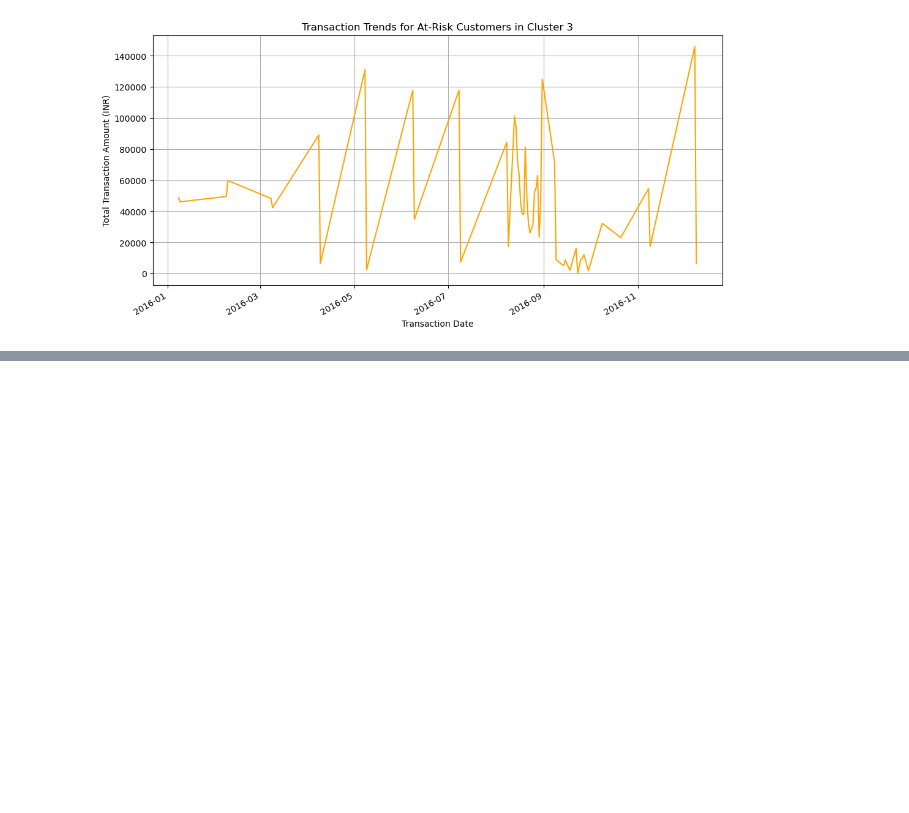
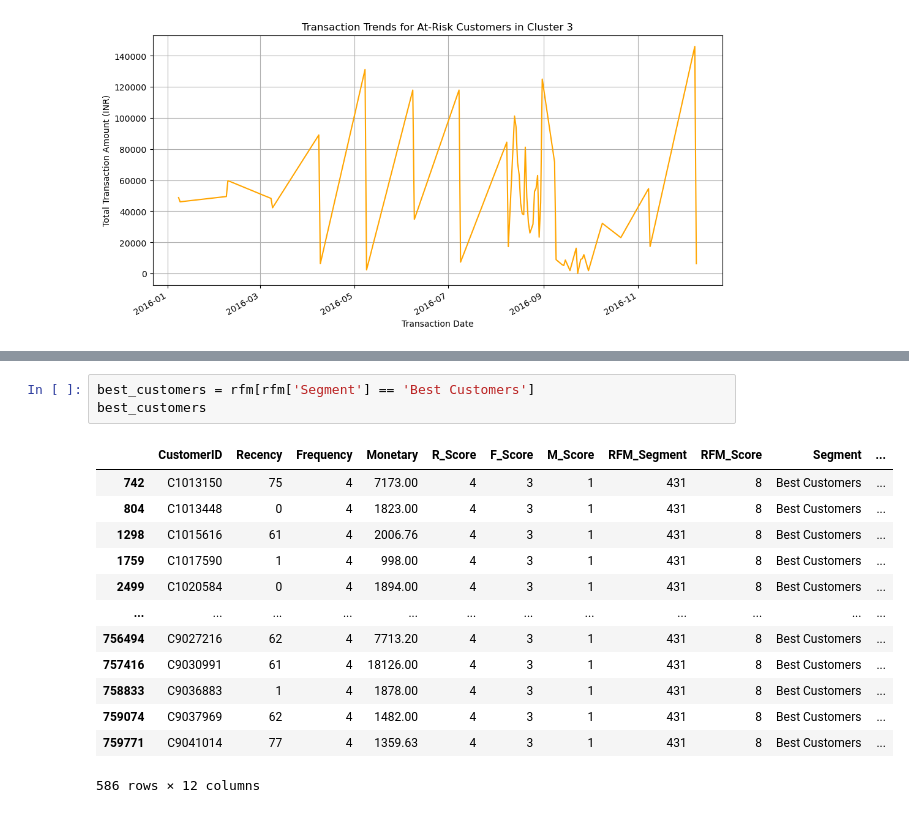
Before and after one commit to usman666/Optimising-Retail-Banking-Strategies, a Jupyter notebook: Analyis.ipynb, the cells around one changed output, grey strips where cells are left out. Drawn from its saved outputs; the diff is of its cells as text; blank space fills up the shorter version.

```diff
--- a/Analyis.ipynb
+++ b/Analyis.ipynb
@@ -748,0 +772,17 @@ plt.show()
+# %%
+best_customers = rfm[rfm['Segment'] == 'Best Customers']
+best_customers
+# %% [output]
+|  | CustomerID | Recency | Frequency | Monetary | R_Score | F_Score | M_Score | RFM_Segment | RFM_Score | Segment | ... |
+| 742 | C1013150 | 75 | 4 | 7173.00 | 4 | 3 | 1 | 431 | 8 | Best Customers | ... |
+| 804 | C1013448 | 0 | 4 | 1823.00 | 4 | 3 | 1 | 431 | 8 | Best Customers | ... |
+| 1298 | C1015616 | 61 | 4 | 2006.76 | 4 | 3 | 1 | 431 | 8 | Best Customers | ... |
+| 1759 | C1017590 | 1 | 4 | 998.00 | 4 | 3 | 1 | 431 | 8 | Best Customers | ... |
+| 2499 | C1020584 | 0 | 4 | 1894.00 | 4 | 3 | 1 | 431 | 8 | Best Customers | ... |
+| ... | ... | ... | ... | ... | ... | ... | ... | ... | ... | ... | ... |
+| 756494 | C9027216 | 62 | 4 | 7713.20 | 4 | 3 | 1 | 431 | 8 | Best Customers | ... |
+| 757416 | C9030991 | 61 | 4 | 18126.00 | 4 | 3 | 1 | 431 | 8 | Best Customers | ... |
+| 758833 | C9036883 | 1 | 4 | 1878.00 | 4 | 3 | 1 | 431 | 8 | Best Customers | ... |
+| 759074 | C9037969 | 62 | 4 | 1482.00 | 4 | 3 | 1 | 431 | 8 | Best Customers | ... |
+| 759771 | C9041014 | 77 | 4 | 1359.63 | 4 | 3 | 1 | 431 | 8 | Best Customers | ... |
+586 rows × 12 columns
```
Also changed, not shown: parts of 9 cells of this notebook, 3 other files.
